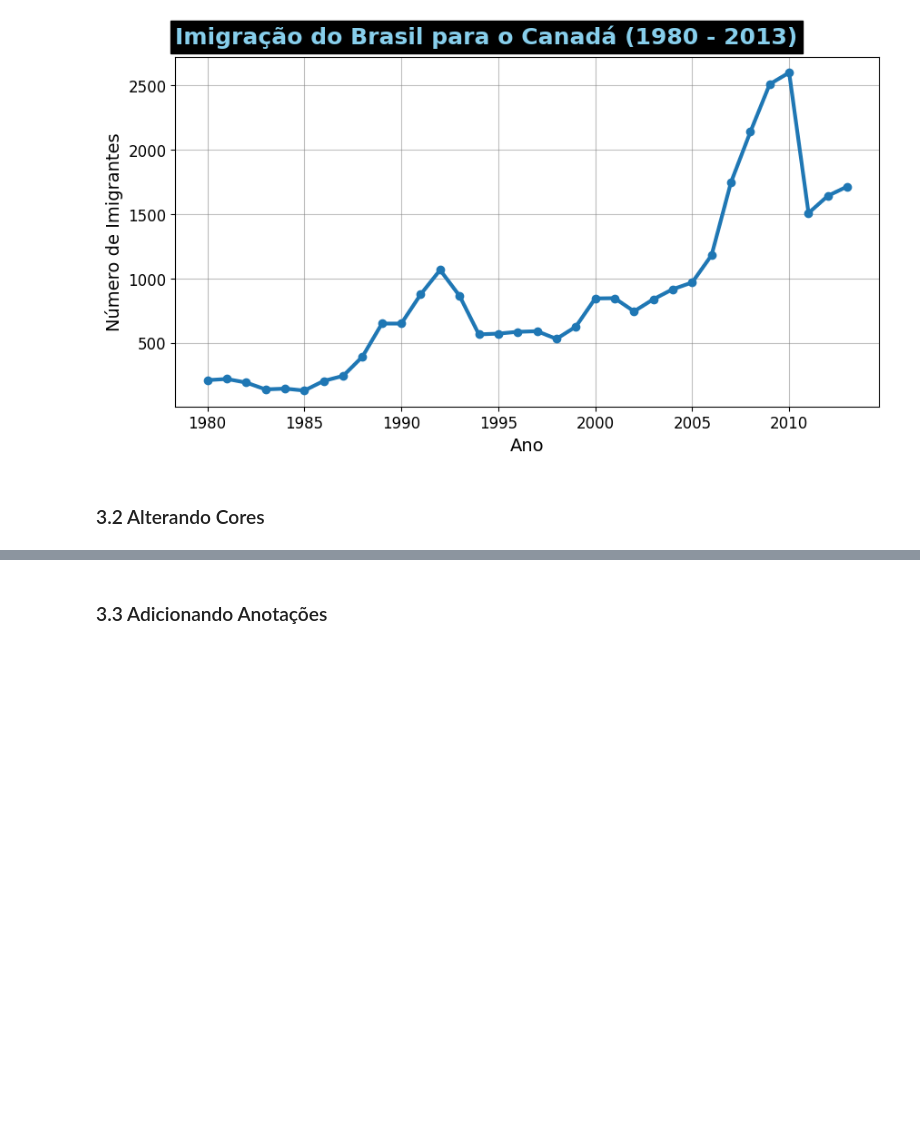
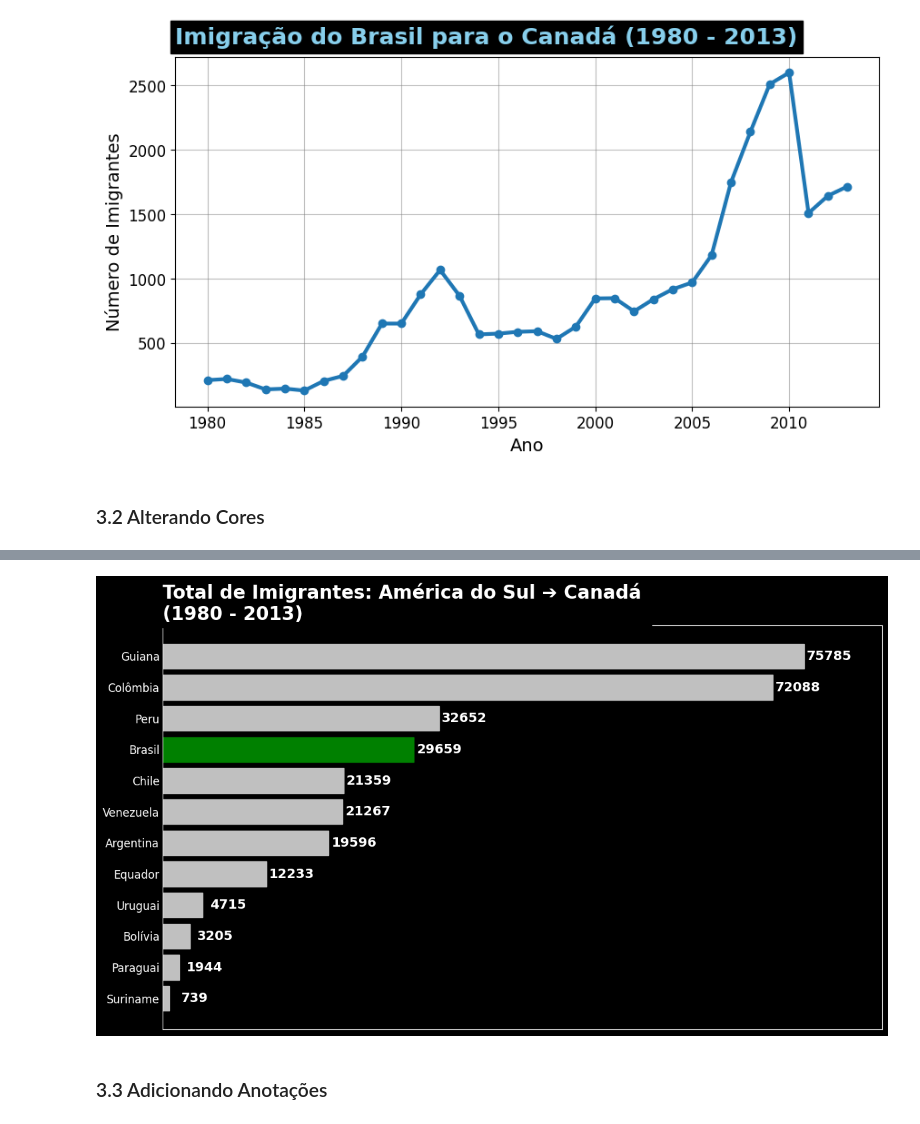
Before and after one commit to KaelDucatti/estudos-ds, a Jupyter notebook: data_visualization/01_criando_graficos_com_bibliotecas_py/classes.ipynb, the cells around one changed output, grey strips where cells are left out. Drawn from its saved outputs; the diff is of its cells as text; code cells hidden in the pictures; blank space fills up the shorter version.

```diff
--- a/data_visualization/01_criando_graficos_com_bibliotecas_py/classes.ipynb
+++ b/data_visualization/01_criando_graficos_com_bibliotecas_py/classes.ipynb
@@ -428,3 +379,66 @@ plt.show()
+# %%
+# Filtra e organiza os dados da América do Sul
+df_america_do_sul = df_1.query("Região == 'América do Sul'")
+df_america_do_sul = df_america_do_sul.sort_values("Total", ascending=True).reset_index()
+
+# Configuração do estilo do gráfico
+with plt.style.context("dark_background"):
+    # Criação da figura e dos eixos
+    fig, ax = plt.subplots(figsize=(12, 7))
+
+    # Configuração do título do gráfico
+    ax.set_title(
+        "Total de Imigrantes: América do Sul ➔ Canadá \n(1980 - 2013)",
+        fontsize=20,
+        loc="left",
+        backgroundcolor="black",
+        fontweight='bold',
+        color="white",
+    )
+
+    # Criação do gráfico de barras horizontais
+    bars = ax.barh(df_america_do_sul["País"], df_america_do_sul["Total"])
+
+    # Itera sobre as barras para definir a cor e adicionar os rótulos
+    for bar, país in zip(bars, df_america_do_sul["País"]):
+        # Define a cor da barra
+        if país == "Brasil":
+            bar.set_color("green")
+        else:
+            bar.set_color("silver")
+
+        # Obtém as posições e tamanhos das barras
+        yval = bar.get_y()
+        wval = bar.get_width()
+        hval = bar.get_height()
+
+        # Adiciona rótulos de valor às barras
+        ax.text(
+            wval + 3000,
+            yval + hval / 2,
+            str(wval),
+            ha="center",
+            va="center",
+            fontsize=14,
+            color="white",
+            fontweight="bold"
+        )
+
+    # Define o limite do eixo x
+    ax.set_xlim(0, 85000)
+
+    # Configurações dos rótulos e tamanhos das fontes dos eixos
+    ax.set_xlabel("Número Total de Imigrantes por País", fontsize=16)
+    ax.xaxis.set_tick_params(labelsize=14)
+    ax.yaxis.set_tick_params(labelsize=12)
+    ax.get_xaxis().set_visible(False)
+    ax.tick_params(axis="both", which="both", length=0)
+
+# Ajusta o layout e exibe o gráfico
+plt.tight_layout()
+plt.show()
+# %% [output]
+[figure, added]
 # %% [markdown]
 ### 3.3 Adicionando Anotações
 # %%
```
Also changed, not shown: parts of 2 cells of this notebook.
